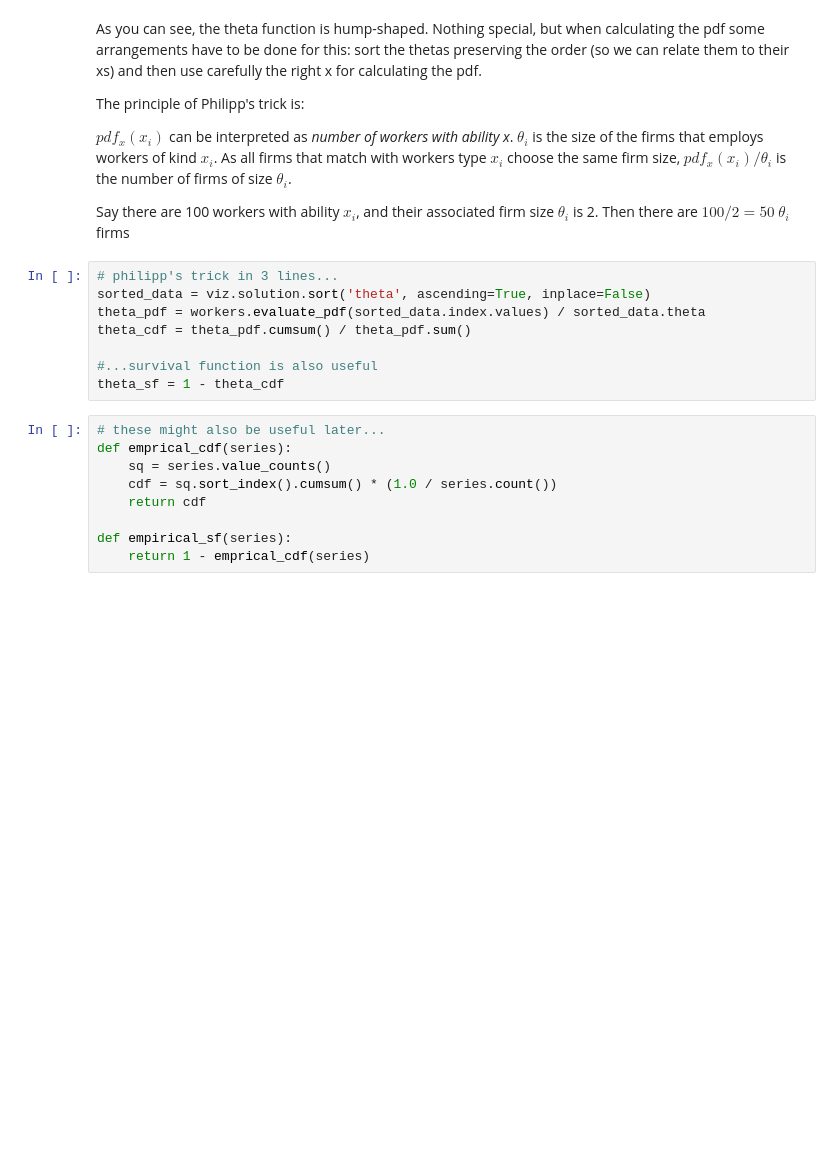
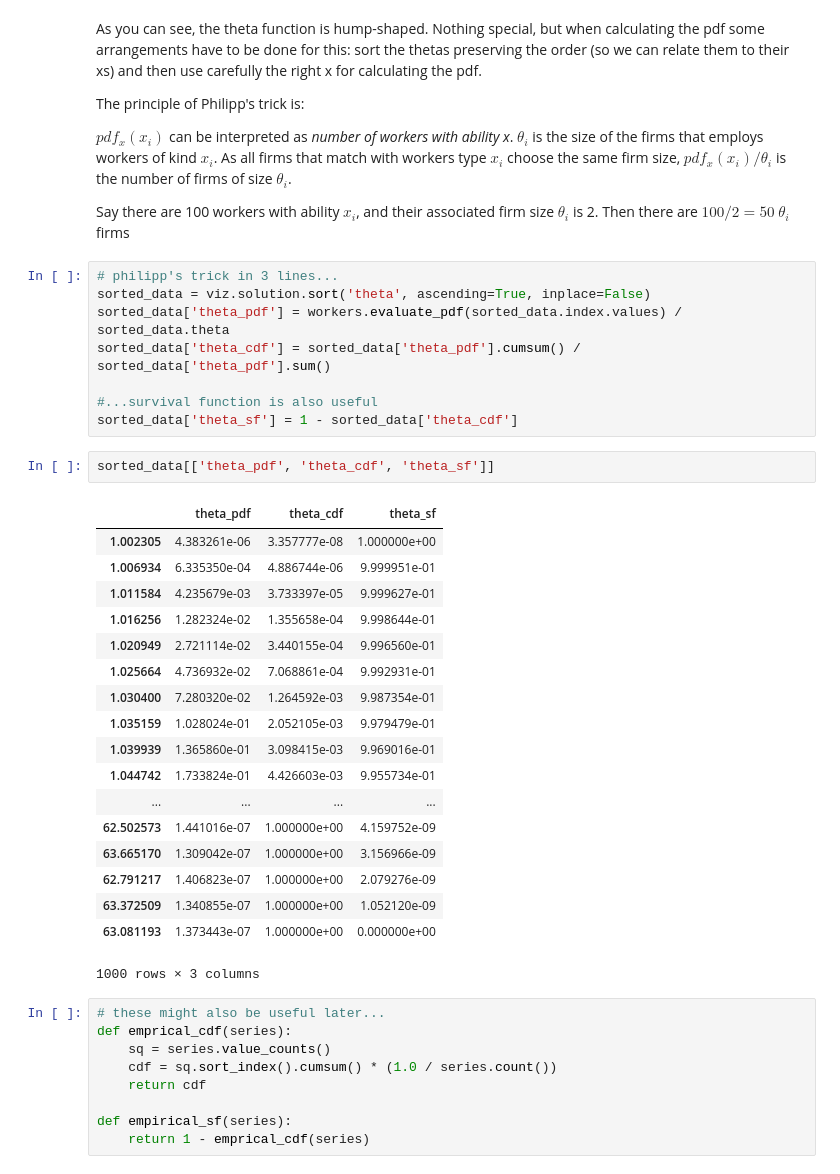
Before and after one commit to davidrpugh/assortative-matching, a Jupyter notebook: examples/positive-assortative-matching.ipynb, the cells around one changed output. Cells and saved outputs as stored; diff of their text form; blank space fills up the shorter version.

```diff
--- a/examples/positive-assortative-matching.ipynb
+++ b/examples/positive-assortative-matching.ipynb
@@ -221,11 +221,32 @@ Say there are 100 workers with ability $x_i$, and their associated firm size $\t
 # %%
 # philipp's trick in 3 lines...
 sorted_data = viz.solution.sort('theta', ascending=True, inplace=False)
-theta_pdf = workers.evaluate_pdf(sorted_data.index.values) / sorted_data.theta
-theta_cdf = theta_pdf.cumsum() / theta_pdf.sum()
+sorted_data['theta_pdf'] = workers.evaluate_pdf(sorted_data.index.values) / sorted_data.theta
+sorted_data['theta_cdf'] = sorted_data['theta_pdf'].cumsum() / sorted_data['theta_pdf'].sum()
 
 #...survival function is also useful
-theta_sf = 1 - theta_cdf
+sorted_data['theta_sf'] = 1 - sorted_data['theta_cdf']
+# %%
+sorted_data[['theta_pdf', 'theta_cdf', 'theta_sf']]
+# %% [output]
+|  | theta_pdf | theta_cdf | theta_sf |
+| 1.002305 | 4.383261e-06 | 3.357777e-08 | 1.000000e+00 |
+| 1.006934 | 6.335350e-04 | 4.886744e-06 | 9.999951e-01 |
+| 1.011584 | 4.235679e-03 | 3.733397e-05 | 9.999627e-01 |
+| 1.016256 | 1.282324e-02 | 1.355658e-04 | 9.998644e-01 |
+| 1.020949 | 2.721114e-02 | 3.440155e-04 | 9.996560e-01 |
+| 1.025664 | 4.736932e-02 | 7.068861e-04 | 9.992931e-01 |
+| 1.030400 | 7.280320e-02 | 1.264592e-03 | 9.987354e-01 |
+| 1.035159 | 1.028024e-01 | 2.052105e-03 | 9.979479e-01 |
+| 1.039939 | 1.365860e-01 | 3.098415e-03 | 9.969016e-01 |
+| 1.044742 | 1.733824e-01 | 4.426603e-03 | 9.955734e-01 |
+| ... | ... | ... | ... |
+| 62.502573 | 1.441016e-07 | 1.000000e+00 | 4.159752e-09 |
+| 63.665170 | 1.309042e-07 | 1.000000e+00 | 3.156966e-09 |
+| 62.791217 | 1.406823e-07 | 1.000000e+00 | 2.079276e-09 |
+| 63.372509 | 1.340855e-07 | 1.000000e+00 | 1.052120e-09 |
+| 63.081193 | 1.373443e-07 | 1.000000e+00 | 0.000000e+00 |
+1000 rows × 3 columns
 # %%
 # these might also be useful later...
 def emprical_cdf(series):
```
Also changed, not shown: parts of 9 cells of this notebook.
